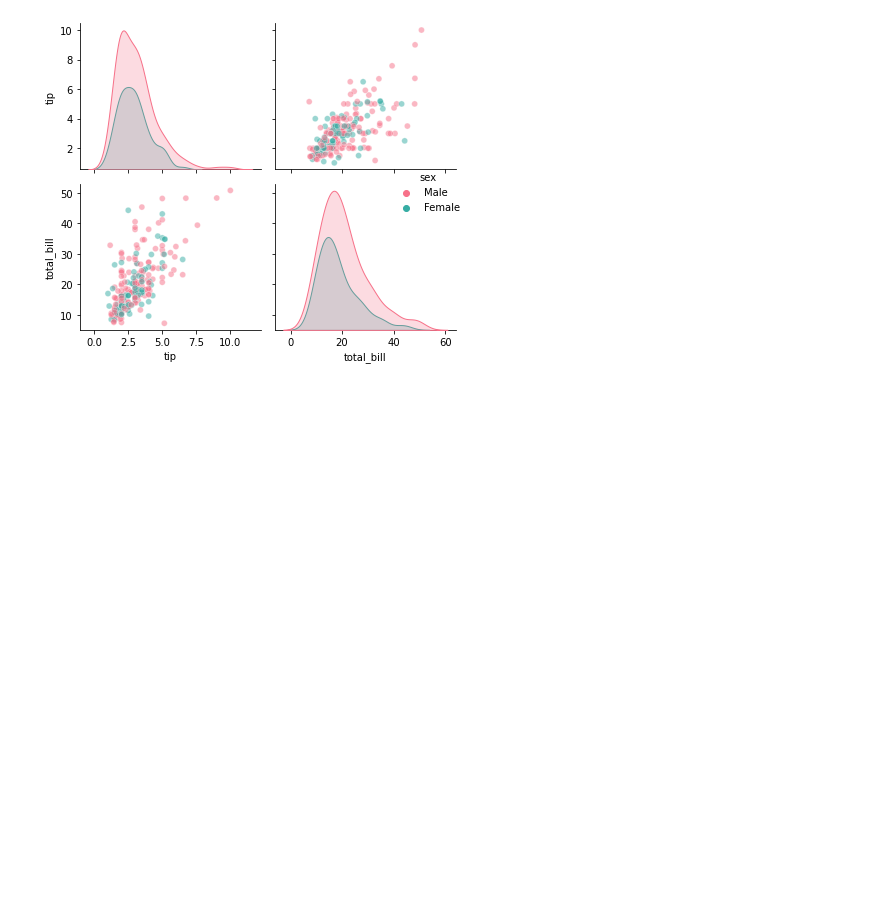
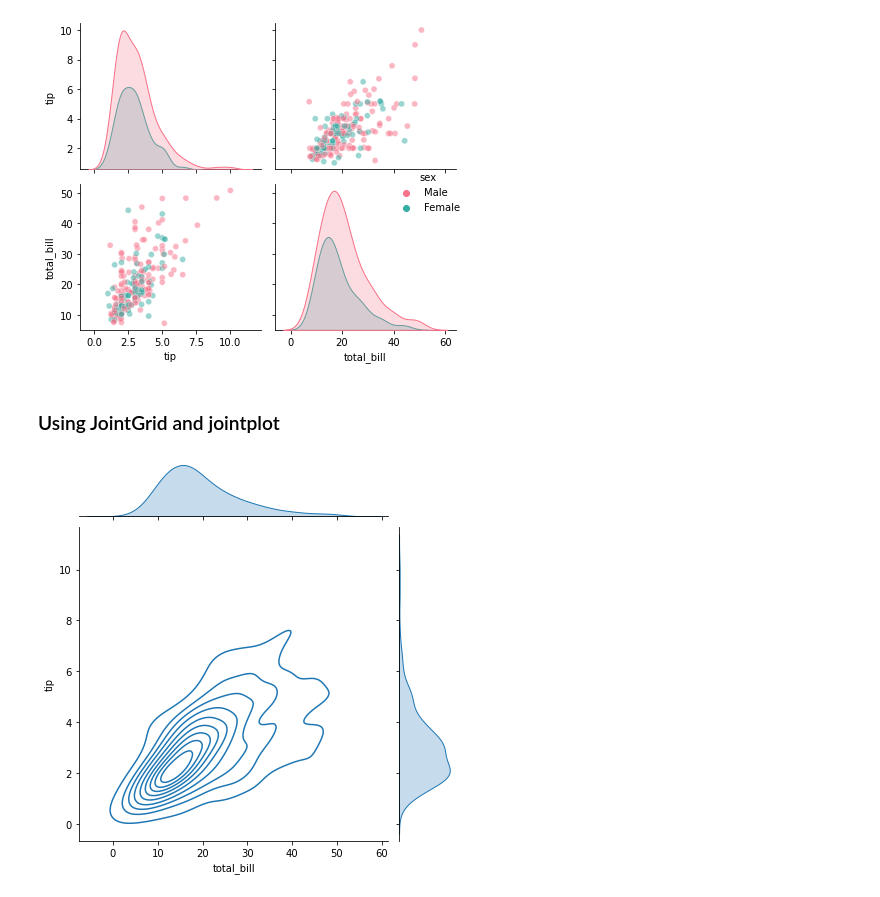
Before and after one commit to danielwon01/DataCamp_Data-Scientist-with-Python, a Jupyter notebook: study_/Seaborn Categorical Plot Types.ipynb, the cells around one changed output. Cells and saved outputs as stored; diff of their text form; code cells hidden in the pictures; blank space fills up the shorter version.

```diff
--- a/study_/Seaborn Categorical Plot Types.ipynb
+++ b/study_/Seaborn Categorical Plot Types.ipynb
@@ -167,3 +167,16 @@ plt.tight_layout()
 plt.show()
 # %% [output]
 [figure]
+# %% [markdown]
+### Using JointGrid and jointplot
+# %%
+# JoinGrid를 사용하면 두 변수 간의 데이터 분포를 비교할 수 있습니다.
+# 산점도, 휘귀선, 히스토그램 , 분포도 , Kde
+
+g = sns.JointGrid(data = df , x = "total_bill", y= "tip")
+g = g.plot_joint(sns.kdeplot)
+g = g.plot_marginals(sns.kdeplot , shade = True)
+
+plt.show()
+# %% [output]
+[figure, added]
```
Also changed, not shown: parts of 4 cells of this notebook, 1 other file.
